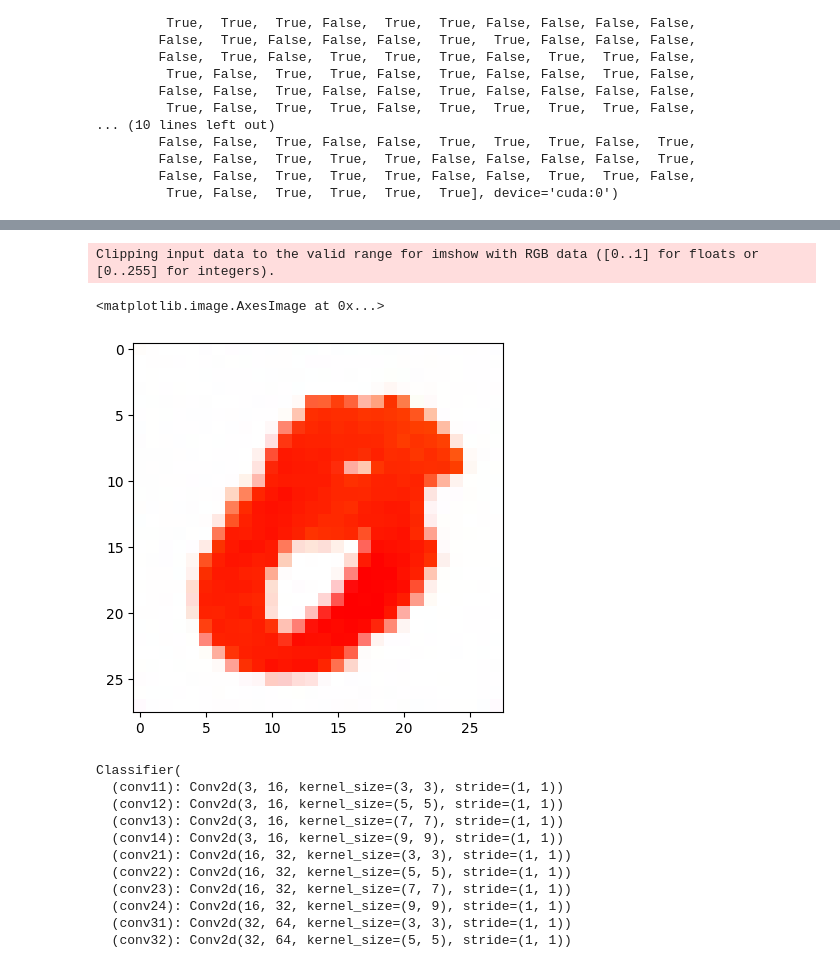
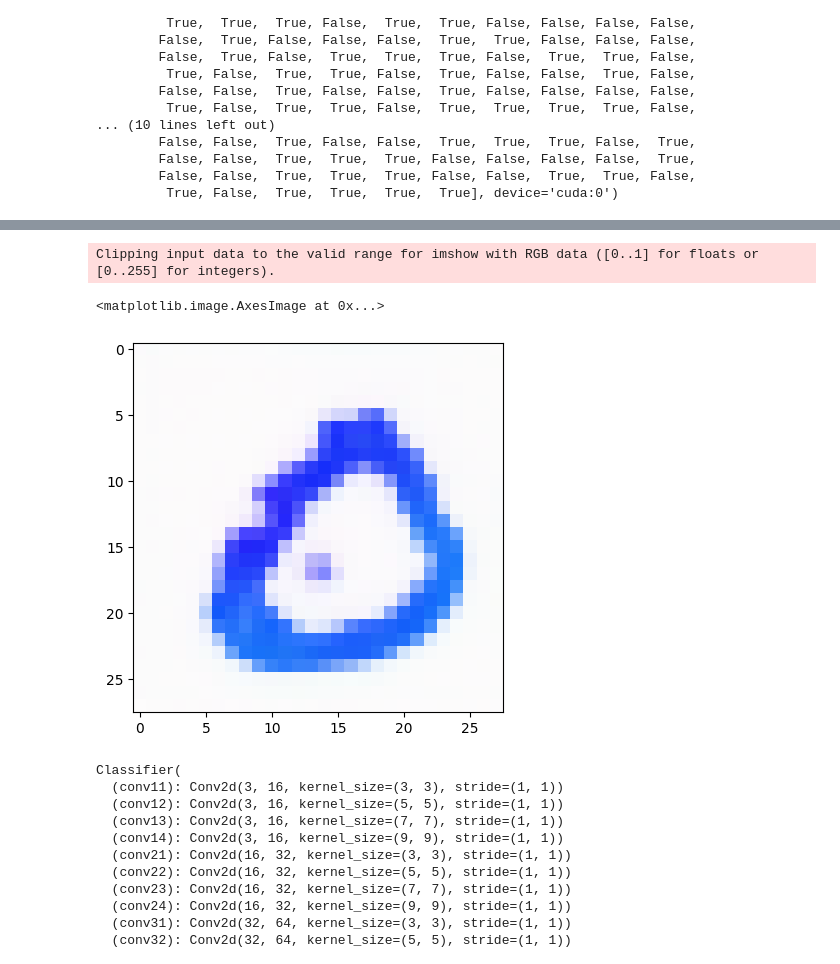
Before and after one commit to echeloni11/Diff_ColorMNIST, a Jupyter notebook: explore.ipynb, the cells around one changed output, grey strips where cells are left out. Cells and saved outputs as stored; diff of their text form; code cells hidden in the pictures.

```diff
--- a/explore.ipynb
+++ b/explore.ipynb
@@ -26,8 +26,8 @@ ws_test = [0.0, 0.5, 2.0] # strength of generative guidance
 ddpm = DDPM(nn_model=ContextUnetColored(in_channels=3, n_feat=n_feat, n_classes=n_classes, cond_mode=cond_mode), betas=(1e-4, 0.02), n_T=n_T, device=device, drop_prob=0.1, color=True)
 ddpm.to(device)
 
-# ddpm.load_state_dict(torch.load("./experiments/240512_4/model/model_29.pth", map_location=device))
-ddpm.load_state_dict(torch.load("./diff_to_download/240504_3_model_29.pth", map_location=device))
+# ddpm.load_state_dict(torch.load("./experiments/240511_5/model/model_29.pth", map_location=device))
+ddpm.load_state_dict(torch.load("./diff_to_download/240504_2_model_29.pth", map_location=device))
 
 tf = transforms.Compose([transforms.ToTensor()]) # mnist is already normalised 0 to 1
 
@@ -198,5 +212,5 @@ tensor([False,  True,  True,  True, False,  True,  True, False, False, False,
 true_hues = 0.0
 true_hues = torch.tensor([true_hues+0.05]).to(device)
 u = ddpm.abduct(results[0], \
-                torch.tensor([0], dtype=torch.int64).to(device),\
+                torch.tensor([0]).to(device),\
                 size=(3,28,28), device=device, guide_w=2, hues=true_hues, hue_uncond=0)
@@ -232,14 +232,14 @@ Clipping input data to the valid range for imshow with RGB data ([0..1] for floa
 u_random = torch.randn_like(u)
 # %%
 x_cf = ddpm.reconstruct(u, \
-                        torch.tensor([0], dtype=torch.int64, device=device),\
+                        torch.tensor([5], dtype=torch.int64, device=device),\
                         size=(3,28,28), device=device, guide_w=2, \
-                        hues=torch.tensor([0.55],device=device), hue_uncond=0)
+                        hues=torch.tensor([0.1913],device=device), hue_uncond=0)
 plt.imshow((-1*x_cf[0]+1).permute(1,2,0).detach().cpu().numpy())
 # %% [output]
 Clipping input data to the valid range for imshow with RGB data ([0..1] for floats or [0..255] for integers).
 <matplotlib.image.AxesImage at 0x...>
-[figure, old version]
+[figure, new version]
 # %%
 from network import Classifier
 classifier = Classifier().to(device)
```
Also changed, not shown: parts of 8 cells of this notebook, 1 other file.
